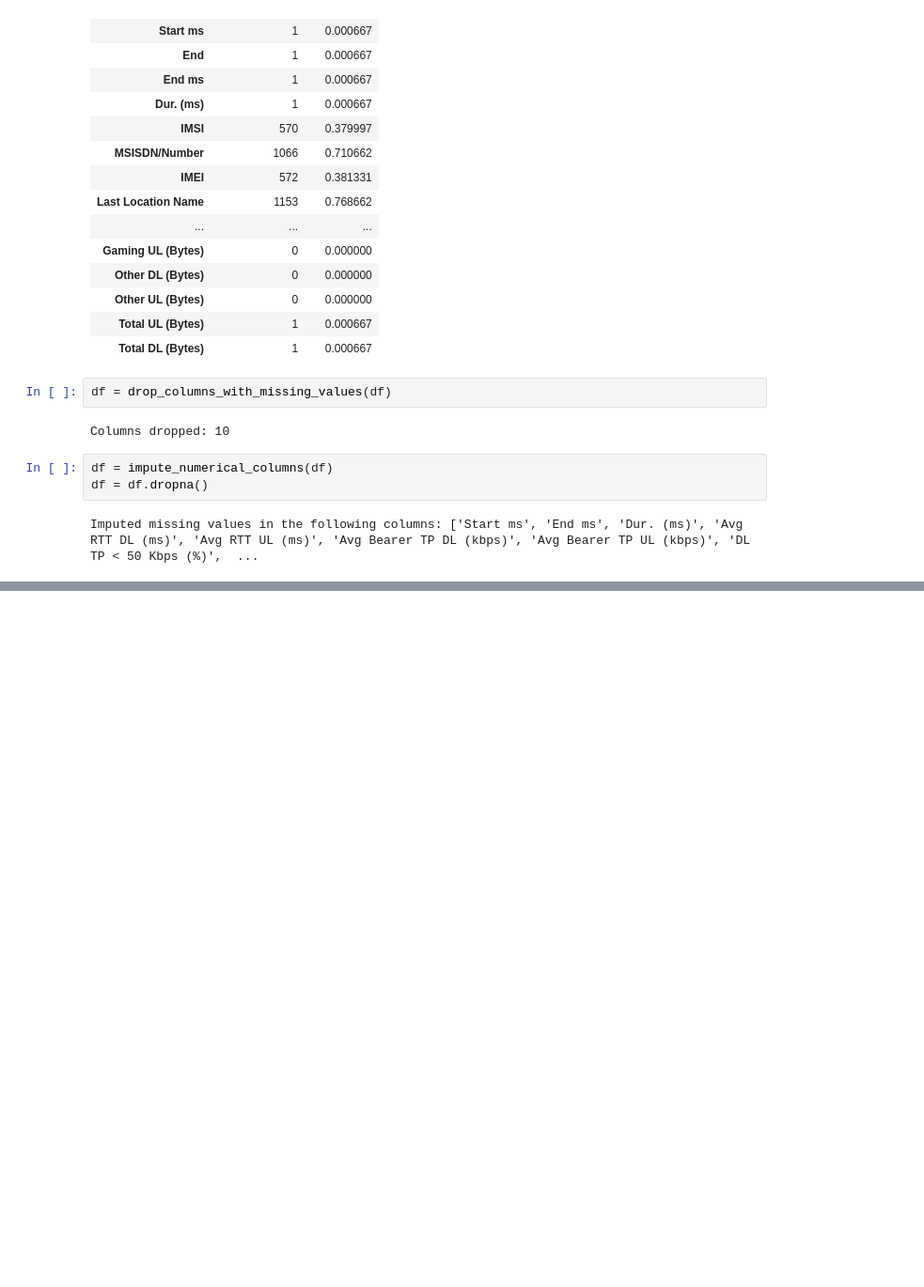
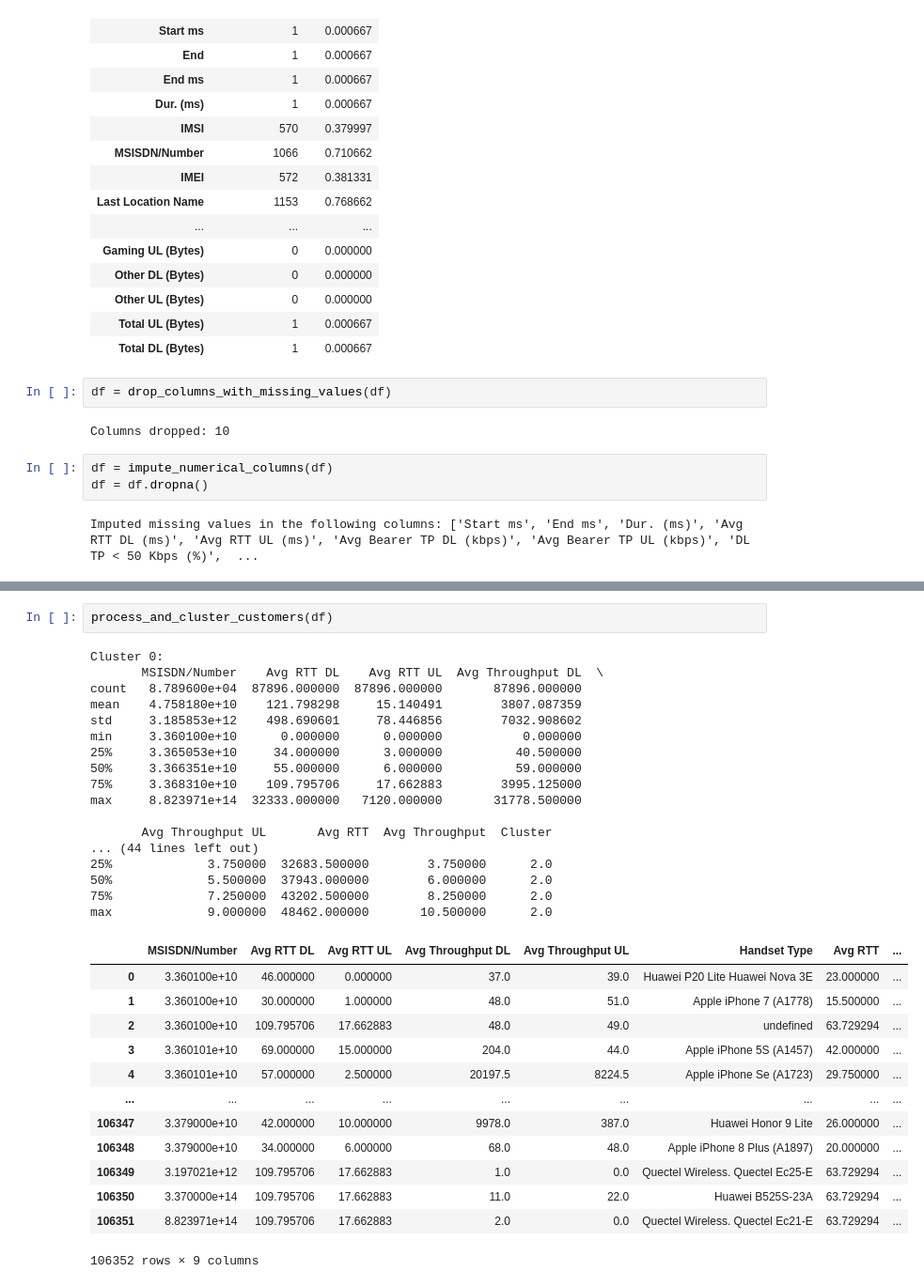
Before and after one commit to Ephrem0001/Telecommunication-dataset-analysis, a Jupyter notebook: notebooks/Experience_Analytics.ipynb, the cells around one changed output, grey strips where cells are left out. Shown at 94% size. Cells and saved outputs as stored; diff of their text form; blank space fills up the shorter version.

```diff
--- a/notebooks/Experience_Analytics.ipynb
+++ b/notebooks/Experience_Analytics.ipynb
@@ -256,0 +126,33 @@ max     3.368369e+10  48462.000000       10.500000      2.0
+# %%
+process_and_cluster_customers(df)
+# %% [output]
+Cluster 0:
+       MSISDN/Number    Avg RTT DL    Avg RTT UL  Avg Throughput DL  \
+count   8.789600e+04  87896.000000  87896.000000       87896.000000
+mean    4.758180e+10    121.798298     15.140491        3807.087359
+std     3.185853e+12    498.690601     78.446856        7032.908602
+min     3.360100e+10      0.000000      0.000000           0.000000
+25%     3.365053e+10     34.000000      3.000000          40.500000
+50%     3.366351e+10     55.000000      6.000000          59.000000
+75%     3.368310e+10    109.795706     17.662883        3995.125000
+max     8.823971e+14  32333.000000   7120.000000       31778.500000
+
+       Avg Throughput UL       Avg RTT  Avg Throughput  Cluster
+... (44 lines left out)
+25%             3.750000  32683.500000        3.750000      2.0
+50%             5.500000  37943.000000        6.000000      2.0
+75%             7.250000  43202.500000        8.250000      2.0
+max             9.000000  48462.000000       10.500000      2.0
+|  | MSISDN/Number | Avg RTT DL | Avg RTT UL | Avg Throughput DL | Avg Throughput UL | Handset Type | Avg RTT | ... |
+| 0 | 3.360100e+10 | 46.000000 | 0.000000 | 37.0 | 39.0 | Huawei P20 Lite Huawei Nova 3E | 23.000000 | ... |
+| 1 | 3.360100e+10 | 30.000000 | 1.000000 | 48.0 | 51.0 | Apple iPhone 7 (A1778) | 15.500000 | ... |
+| 2 | 3.360100e+10 | 109.795706 | 17.662883 | 48.0 | 49.0 | undefined | 63.729294 | ... |
+| 3 | 3.360101e+10 | 69.000000 | 15.000000 | 204.0 | 44.0 | Apple iPhone 5S (A1457) | 42.000000 | ... |
+| 4 | 3.360101e+10 | 57.000000 | 2.500000 | 20197.5 | 8224.5 | Apple iPhone Se (A1723) | 29.750000 | ... |
+| ... | ... | ... | ... | ... | ... | ... | ... | ... |
+| 106347 | 3.379000e+10 | 42.000000 | 10.000000 | 9978.0 | 387.0 | Huawei Honor 9 Lite | 26.000000 | ... |
+| 106348 | 3.379000e+10 | 34.000000 | 6.000000 | 68.0 | 48.0 | Apple iPhone 8 Plus (A1897) | 20.000000 | ... |
+| 106349 | 3.197021e+12 | 109.795706 | 17.662883 | 1.0 | 0.0 | Quectel Wireless. Quectel Ec25-E | 63.729294 | ... |
+| 106350 | 3.370000e+14 | 109.795706 | 17.662883 | 11.0 | 22.0 | Huawei B525S-23A | 63.729294 | ... |
+| 106351 | 8.823971e+14 | 109.795706 | 17.662883 | 2.0 | 0.0 | Quectel Wireless. Quectel Ec21-E | 63.729294 | ... |
+106352 rows × 9 columns
```
Also changed, not shown: parts of 14 cells of this notebook, 1 other file.
